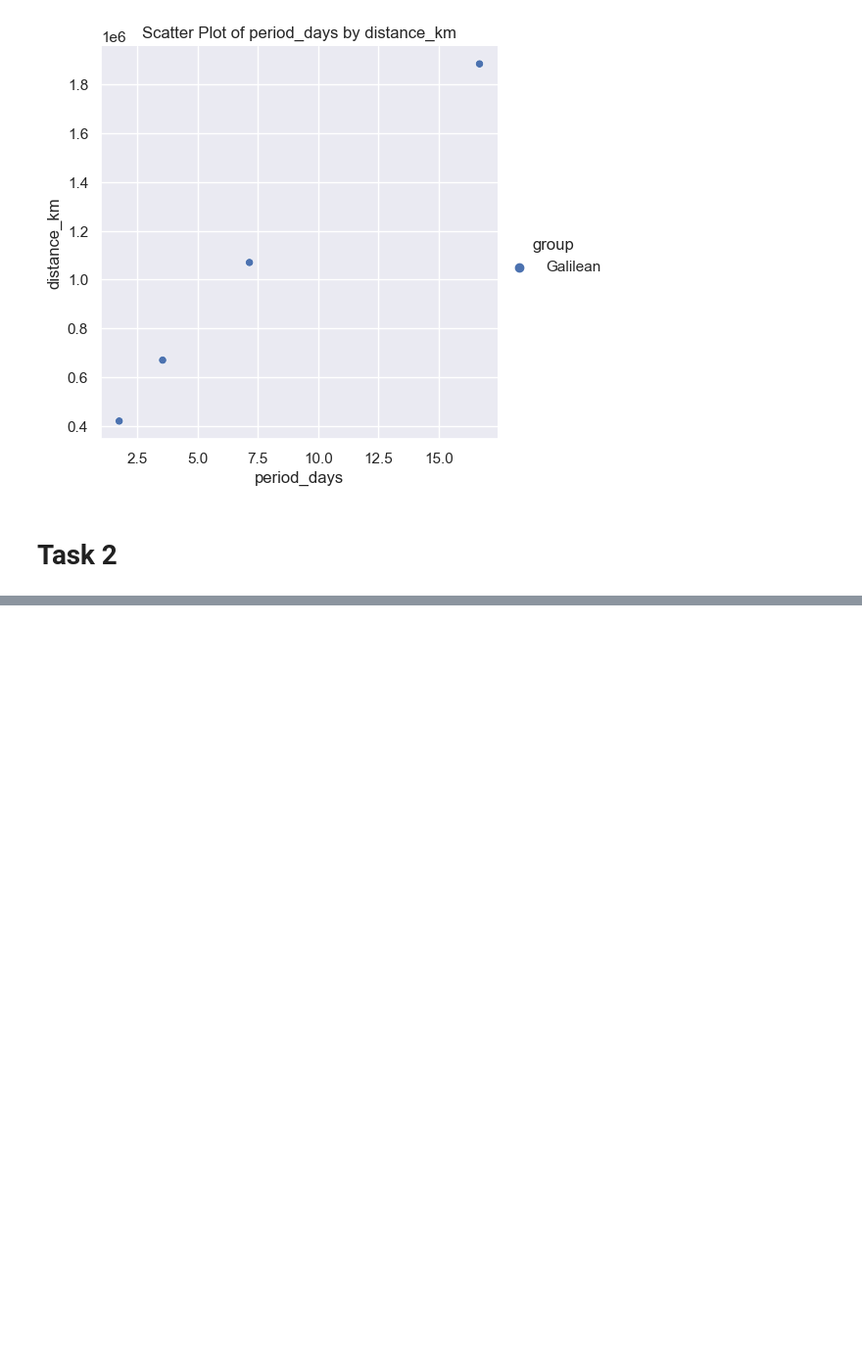
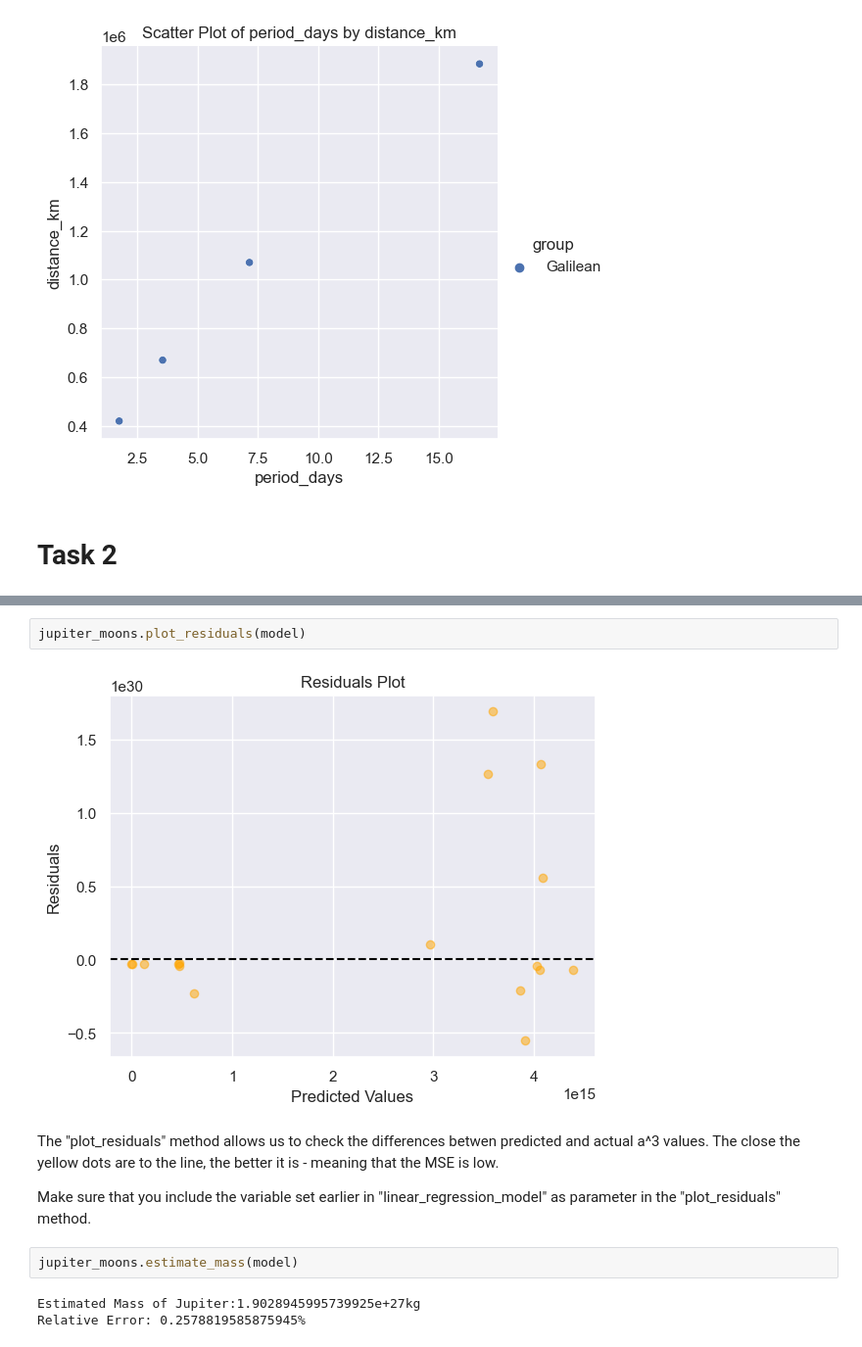
Before and after one commit to perdlemo1234/Moons_Guide, a Jupyter notebook: Moons_Guide .ipynb, the cells around one changed output, grey strips where cells are left out. Shown: that part at 98% size. Drawn from its saved outputs; the diff is of its cells as text; blank space fills up the shorter version.

```diff
--- a/Moons_Guide .ipynb
+++ b/Moons_Guide .ipynb
@@ -189,0 +214,13 @@ jupiter_moons_extract.create_relplot("period_days","distance_km")
+# %%
+jupiter_moons.plot_residuals(model)
+# %% [output]
+[figure, added]
+# %% [markdown]
+The "plot_residuals" method allows us to check the differences betwen predicted and actual a^3 values. The close the yellow dots are to the line, the better it is - meaning that the MSE is low.
+
+Make sure that you include the variable set earlier in "linear_regression_model" as parameter in the "plot_residuals" method.
+# %%
+jupiter_moons.estimate_mass(model)
+# %% [output]
+Estimated Mass of Jupiter:1.9028945995739925e+27kg
+Relative Error: 0.2578819585875945%
```
Also changed, not shown: parts of 4 cells of this notebook.
